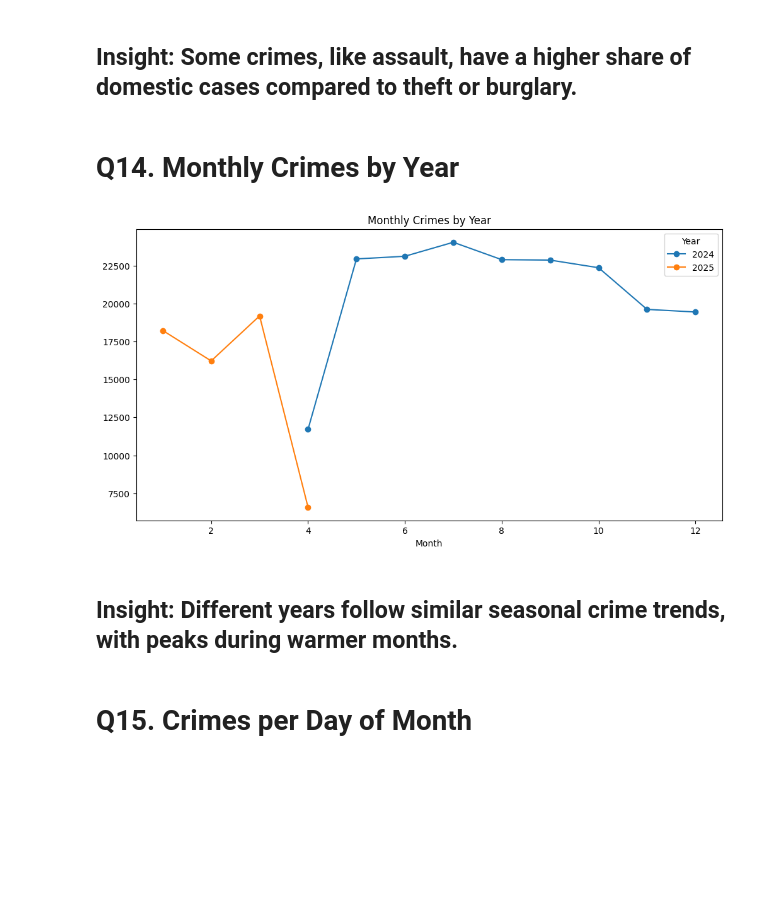
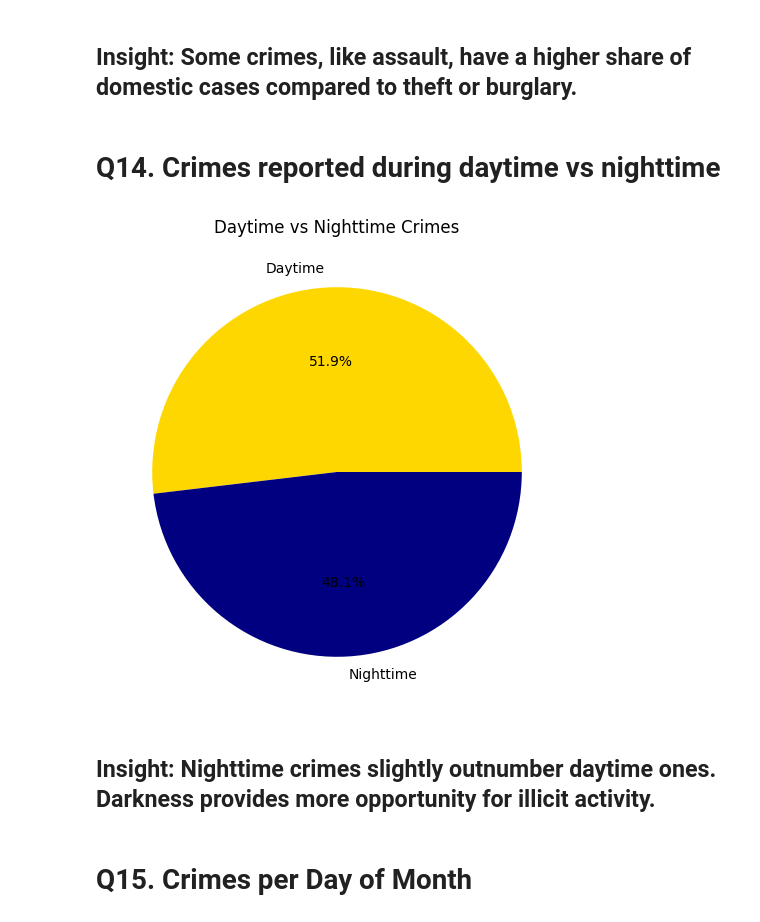
Before and after one commit to maica-palas/ITELECT303, a Jupyter notebook: palas_midterms.ipynb, the cells around one changed output. Drawn from its saved outputs; the diff is of its cells as text; code cells hidden in the pictures; blank space fills up the shorter version.

```diff
--- a/palas_midterms.ipynb
+++ b/palas_midterms.ipynb
@@ -224,6 +224,7 @@ crimes['Updated On'] = pd.to_datetime(crimes['Updated On'], errors='coerce')
 crimes["Year"] = crimes["Date"].dt.year
 crimes["Month"] = crimes["Date"].dt.month
 crimes["Day"] = crimes["Date"].dt.day
+crimes["Hour"] = crimes["Date"].dt.hour
 crimes["Weekday"] = crimes["Date"].dt.day_name()
 # %% [markdown]
 ---
@@ -410,16 +418,21 @@ plt.show()
 # %% [markdown]
 <h2>Insight: Some crimes, like assault, have a higher share of domestic cases compared to theft or burglary.</h2>
 # %% [markdown]
-<h1>Q14. Monthly Crimes by Year</h1>
+<h1>Q14. Crimes reported during daytime vs nighttime</h1>
 # %%
-monthly_by_year = crimes.groupby(["Year","Month"]).size().unstack(0)
-monthly_by_year.plot(marker="o", figsize=(12,6))
-plt.title("Monthly Crimes by Year")
+crimes['Hour'] = crimes['Date'].dt.hour
+day_night = crimes['Hour'].apply(lambda x: 'Daytime' if 6 <= x < 18 else 'Nighttime')
+day_night_counts = day_night.value_counts()
+
+plt.figure(figsize=(6,6))
+day_night_counts.plot(kind='pie', autopct='%1.1f%%', colors=['gold','navy'])
+plt.title("Daytime vs Nighttime Crimes")
+plt.ylabel("")
 plt.show()
 # %% [output]
-[figure, old version]
+[figure, new version]
 # %% [markdown]
-<h2>Insight: Different years follow similar seasonal crime trends, with peaks during warmer months.</h2>
+<h2>Insight: Nighttime crimes slightly outnumber daytime ones. Darkness provides more opportunity for illicit activity.</h2>
 # %% [markdown]
 <h1>Q15. Crimes per Day of Month</h1>
 # %%
```
Also changed, not shown: parts of 52 cells of this notebook.
